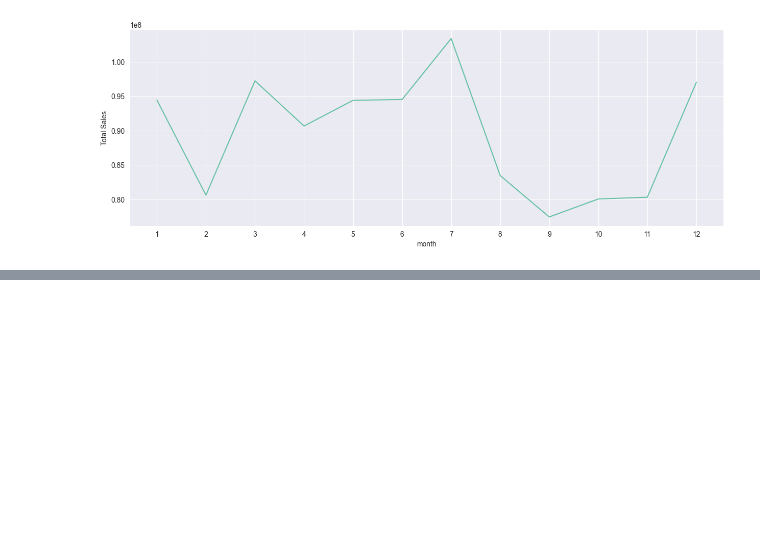
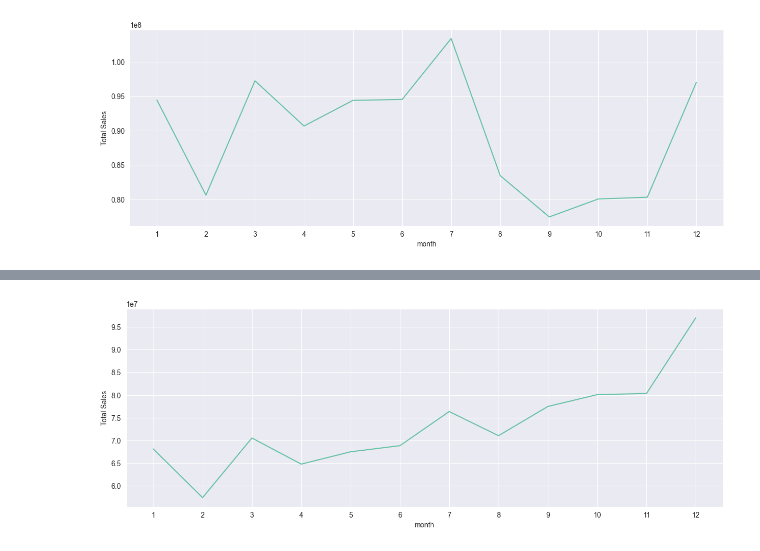
Before and after one commit to aakmalf/projects, a Jupyter notebook: store-sales/data.ipynb, the cells around one changed output, grey strips where cells are left out. Saved outputs shown, nothing was run; the diff lists cells and outputs as text; code cells hidden in the pictures; blank space fills up the shorter version.

```diff
--- a/store-sales/data.ipynb
+++ b/store-sales/data.ipynb
@@ -506,0 +572,9 @@ plt.show()
+# %%
+train_viz.groupby("month")["sales"].sum().plot(kind="line", figsize=(15, 5))
+
+plt.xticks(np.arange(1, 13))
+plt.ylabel("Total Sales")
+
+plt.show()
+# %% [output]
+[figure, added]
```
Also changed, not shown: parts of 93 cells of this notebook.
